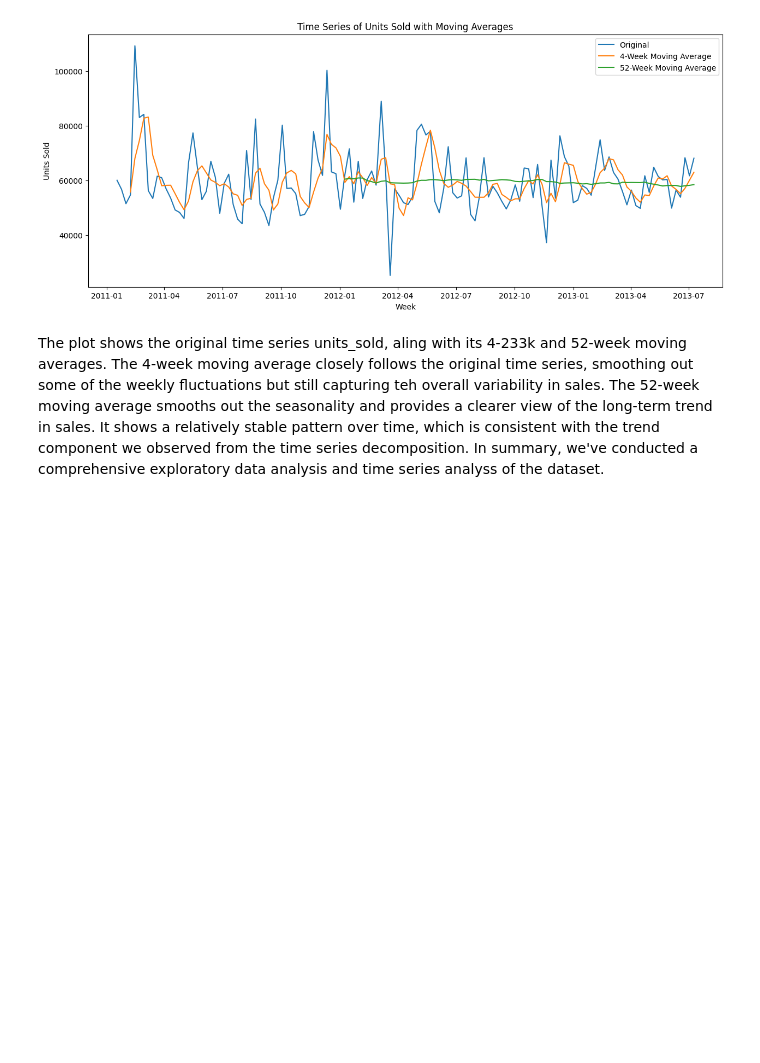
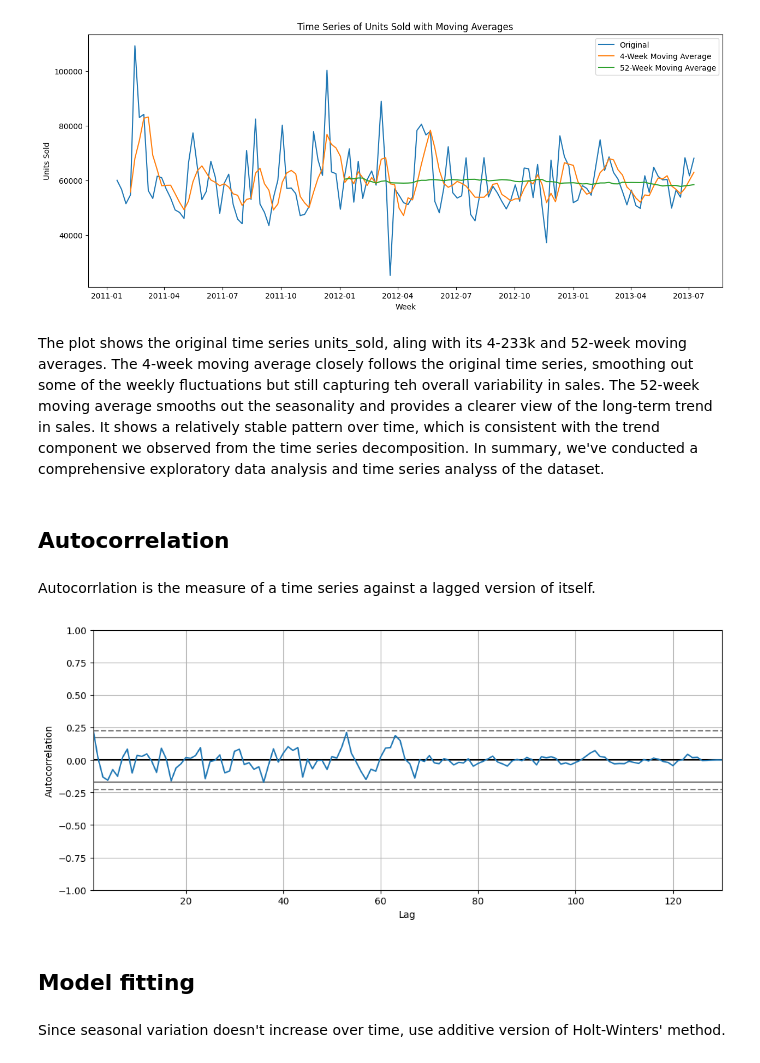
Before and after one commit to srsimonson/time-series-projects, a Jupyter notebook: model_comparisons_ecommerce_demand.ipynb, the cells around one changed output. Cells and saved outputs as stored; diff of their text form; code cells hidden in the pictures; blank space fills up the shorter version.

Commit message:
autocorrelation

```diff
--- a/model_comparisons_ecommerce_demand.ipynb
+++ b/model_comparisons_ecommerce_demand.ipynb
@@ -247,3 +247,22 @@ plt.show()
 [figure]
 # %% [markdown]
 The plot shows the original time series units_sold, aling with its 4-233k and 52-week moving averages. The 4-week moving average closely follows the original time series, smoothing out some of the weekly fluctuations but still capturing teh overall variability in sales. The 52-week moving average smooths out the seasonality and provides a clearer view of the long-term trend in sales. It shows a relatively stable pattern over time, which is consistent with the trend component we observed from the time series decomposition. In summary, we've conducted a comprehensive exploratory data analysis and time series analyss of the dataset.
+# %% [markdown]
+## Autocorrelation
+# %% [markdown]
+Autocorrlation is the measure of a time series against a lagged version of itself.
+# %%
+# First visualize autocorrelation to visually confirm/deny presence of seasonality.
+
+from pandas.plotting import autocorrelation_plot
+
+# Plot the autocorrelation
+plt.figure(figsize=(12, 5))
+autocorrelation_plot(weekly_data['units_sold'])
+plt.show()
+# %% [output]
+[figure, added]
+# %% [markdown]
+## Model fitting
+# %% [markdown]
+Since seasonal variation doesn't increase over time, use additive version of Holt-Winters' method.
```
